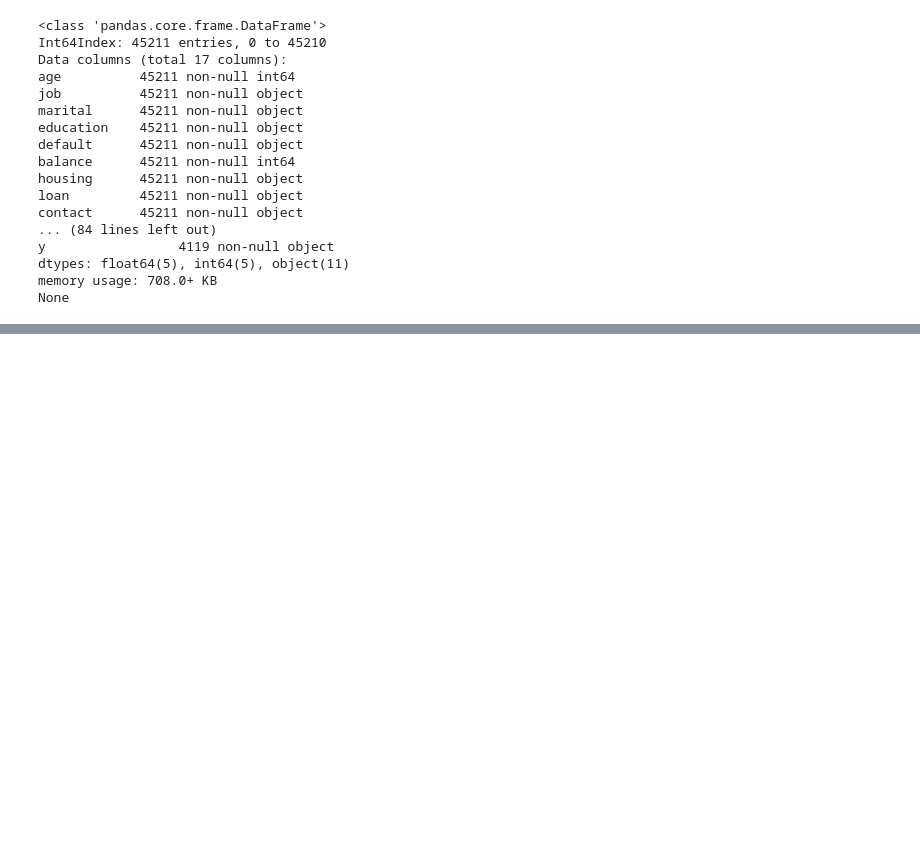
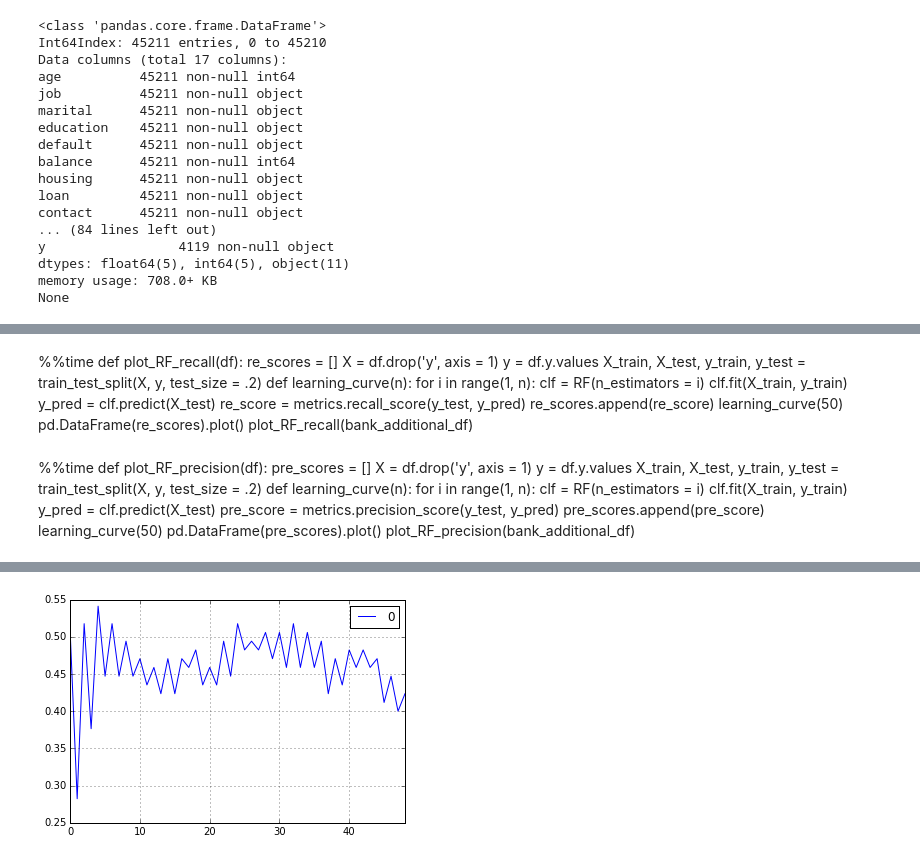
Before and after one commit to dav1dfeldman/DAT_SF_11, a Jupyter notebook: homeworks/hw3/hw_3.ipynb, the cells around one changed output, grey strips where cells are left out. Drawn from its saved outputs; the diff is of its cells as text; code cells hidden in the pictures; blank space fills up the shorter version.

```diff
--- a/homeworks/hw3/hw_3.ipynb
+++ b/homeworks/hw3/hw_3.ipynb
@@ -61,0 +230,56 @@ None
+# %% [markdown]
+%%time
+def plot_RF_recall(df):
+    re_scores = []
+    X = df.drop('y', axis = 1)
+    y = df.y.values
+    X_train, X_test, y_train, y_test = train_test_split(X, y, test_size = .2)
+    def learning_curve(n):
+        for i in range(1, n):
+            clf = RF(n_estimators = i)
+            clf.fit(X_train, y_train)
+            y_pred = clf.predict(X_test)
+            re_score = metrics.recall_score(y_test, y_pred)
+            re_scores.append(re_score)
+    learning_curve(50)
+    pd.DataFrame(re_scores).plot()
+plot_RF_recall(bank_additional_df)
+# %% [markdown]
+%%time
+def plot_RF_precision(df):
+    pre_scores = []
+    X = df.drop('y', axis = 1)
+    y = df.y.values
+    X_train, X_test, y_train, y_test = train_test_split(X, y, test_size = .2)
+    def learning_curve(n):
+        for i in range(1, n):
+            clf = RF(n_estimators = i)
+            clf.fit(X_train, y_train)
+            y_pred = clf.predict(X_test)
+            pre_score = metrics.precision_score(y_test, y_pred)
+            pre_scores.append(pre_score)
+    learning_curve(50)
+    pd.DataFrame(pre_scores).plot()
+plot_RF_precision(bank_additional_df)
+# %%
+%%time
+def plot_KNN_recall(df):
+    re_scores = []
+    X = df.drop('y', axis = 1)
+    X = pd.get_dummies(X)
+    y = df.y.values
+    le = preprocessing.LabelEncoder()
+    le.fit(["yes", "no"])
+    y = le.transform(y)
+    X_train, X_test, y_train, y_test = train_test_split(X, y, test_size = .2)
+    def learning_curve(n):
+        for i in range(1, n):
+            clf = KNN(n_neighbors = i, algorithm = "kd_tree")
+            clf.fit(X_train, y_train)
+            y_pred = clf.predict(X_test)
+            re_score = metrics.recall_score(y_test, y_pred)
+            re_scores.append(re_score)
+    learning_curve(50)
+    pd.DataFrame(re_scores).plot()
+plot_KNN_recall(bank_additional_df)
+# %% [output]
@@ -61,0 +288 @@ None
+[figure, added]
```
Also changed, not shown: parts of 13 cells of this notebook, 7 other files.
